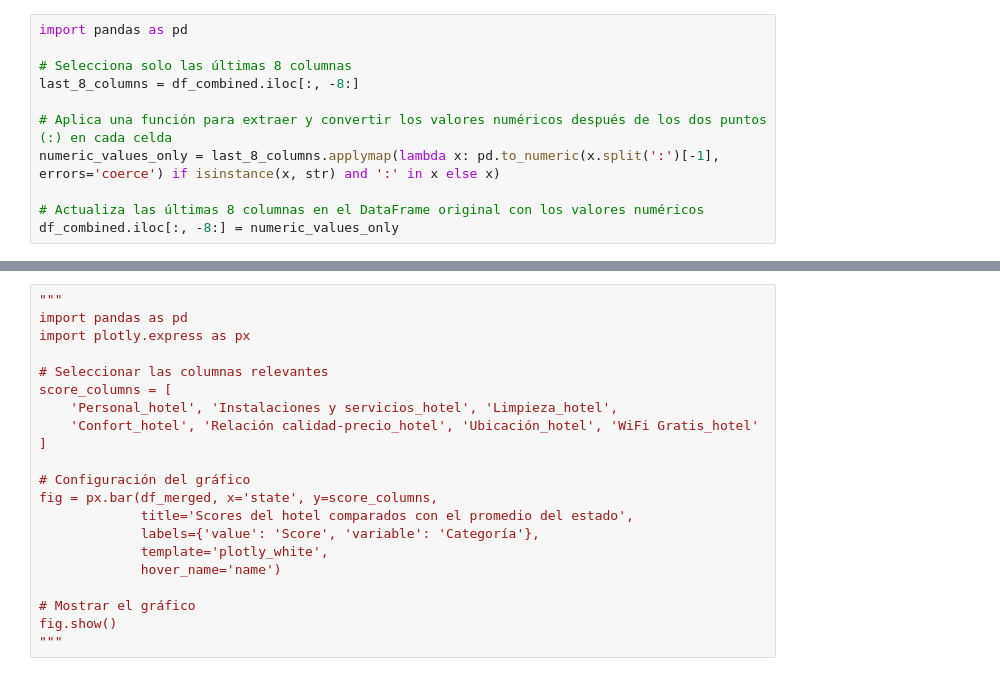
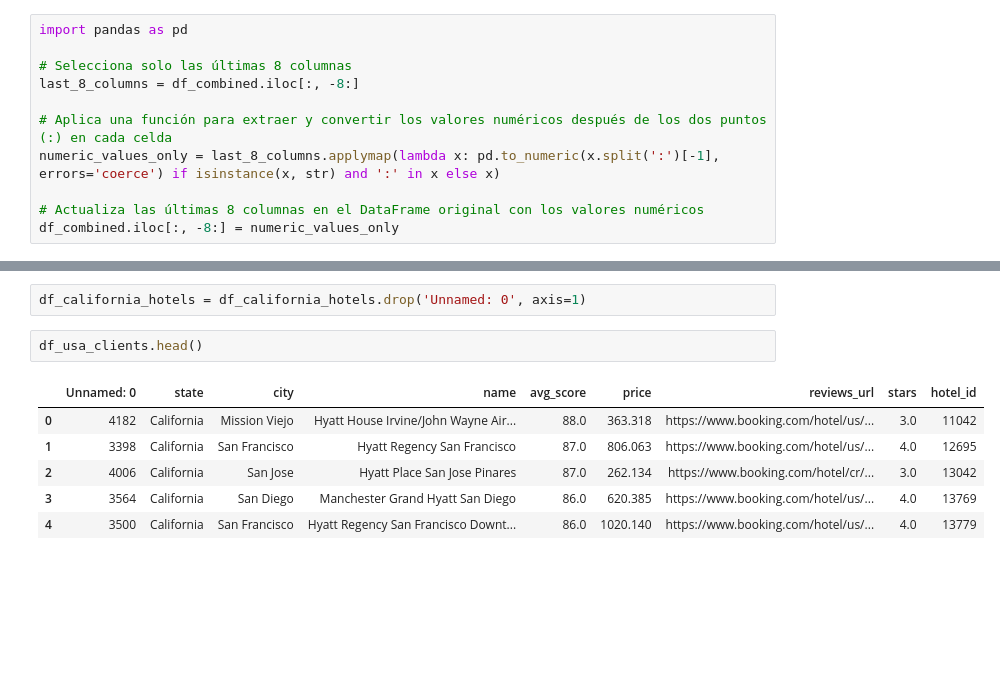
Before and after one commit to LeonardoCostaH/PF_DS_YELP, a Jupyter notebook: streamlit/california_attributes.ipynb, the cells around one changed output, grey strips where cells are left out. Saved outputs shown, nothing was run; the diff lists cells and outputs as text; blank space fills up the shorter version.

```diff
--- a/streamlit/california_attributes.ipynb
+++ b/streamlit/california_attributes.ipynb
@@ -120,21 +96,11 @@ df_merged = pd.merge(df_combined, average_scores, on='state', suffixes=('_hotel'
-# %%
-"""
-import pandas as pd
-import plotly.express as px
-
-# Seleccionar las columnas relevantes
-score_columns = [
-    'Personal_hotel', 'Instalaciones y servicios_hotel', 'Limpieza_hotel',
-    'Confort_hotel', 'Relación calidad-precio_hotel', 'Ubicación_hotel', 'WiFi Gratis_hotel'
-]
-
-# Configuración del gráfico
-fig = px.bar(df_merged, x='state', y=score_columns,
-             title='Scores del hotel comparados con el promedio del estado',
-             labels={'value': 'Score', 'variable': 'Categoría'},
-             template='plotly_white',
-             hover_name='name')
-
-# Mostrar el gráfico
-fig.show()
-"""
+# %%
+df_california_hotels = df_california_hotels.drop('Unnamed: 0', axis=1)
+# %%
+df_usa_clients.head()
+# %% [output]
+|  | Unnamed: 0 | state | city | name | avg_score | price | reviews_url | stars | hotel_id |
+| 0 | 4182 | California | Mission Viejo | Hyatt House Irvine/John Wayne Air... | 88.0 | 363.318 | https://www.booking.com/hotel/us/... | 3.0 | 11042 |
+| 1 | 3398 | California | San Francisco | Hyatt Regency San Francisco | 87.0 | 806.063 | https://www.booking.com/hotel/us/... | 4.0 | 12695 |
+| 2 | 4006 | California | San Jose | Hyatt Place San Jose Pinares | 87.0 | 262.134 | https://www.booking.com/hotel/cr/... | 3.0 | 13042 |
+| 3 | 3564 | California | San Diego | Manchester Grand Hyatt San Diego | 86.0 | 620.385 | https://www.booking.com/hotel/us/... | 4.0 | 13769 |
+| 4 | 3500 | California | San Francisco | Hyatt Regency San Francisco Downt... | 86.0 | 1020.140 | https://www.booking.com/hotel/us/... | 4.0 | 13779 |
```
Also changed, not shown: parts of 13 cells of this notebook.
